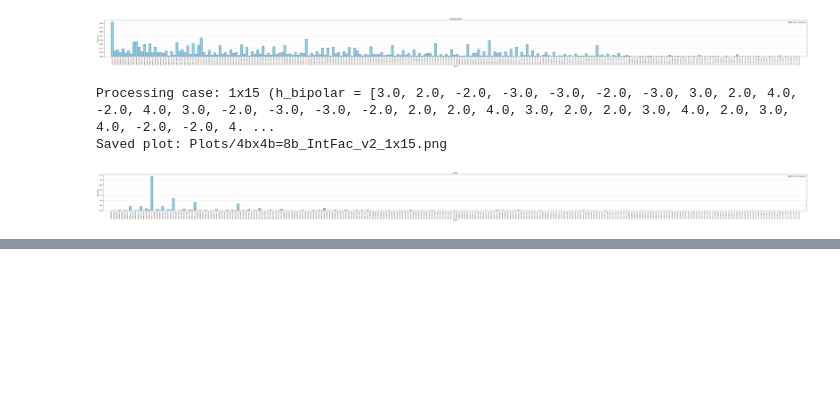
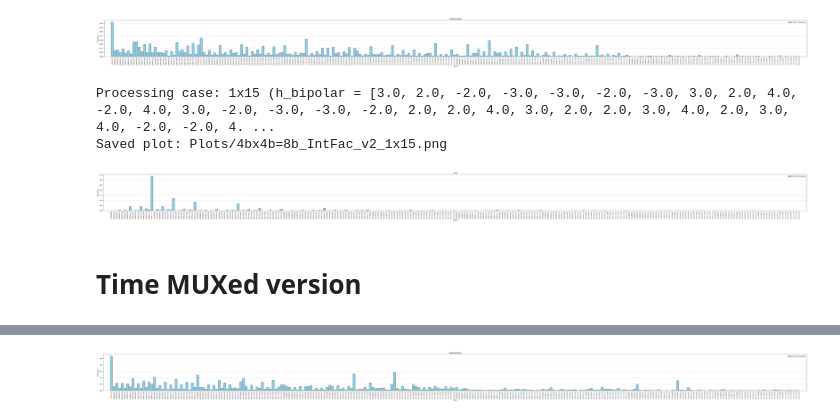
Before and after one commit to ThomasSChristiansen/ProbabilisticComputing, a Jupyter notebook: Integer Factorization/4bit_IntFac/4bit_IntFac_Python_Sim.ipynb, the cells around one changed output, grey strips where cells are left out. Saved outputs shown, nothing was run; the diff lists cells and outputs as text; code cells hidden in the pictures; blank space fills up the shorter version.

Commit message:
updated python simulation script

```diff
--- a/Integer Factorization/4bit_IntFac/4bit_IntFac_Python_Sim.ipynb
+++ b/Integer Factorization/4bit_IntFac/4bit_IntFac_Python_Sim.ipynb
@@ -364,3 +364,71 @@ Saved plot: Plots/4bx4b=8b_IntFac_v2_Floating_State.png
 Processing case: 1x15 (h_bipolar = [3.0, 2.0, -2.0, -3.0, -3.0, -2.0, -3.0, 3.0, 2.0, 4.0, -2.0, 4.0, 3.0, -2.0, -3.0, -3.0, -2.0, 2.0, 2.0, 4.0, 3.0, 2.0, 2.0, 3.0, 4.0, 2.0, 3.0, 4.0, -2.0, -2.0, 4. ...
 Saved plot: Plots/4bx4b=8b_IntFac_v2_1x15.png
 [figure]
+# %% [markdown]
+# Time MUXed version
+# %%
+import Scripts.simulate_p_circuit as simulate_p_circuit
+import Scripts.CustomScripts as CS
+
+J, h, node_order = CS.load_npz_data("4x4=8bIntFac.npz", target_folder="Circuit_Library")
+
+# Define your target_names dictionary
+target_names = {
+    "Floating State": {
+    },
+    # "1x15": {
+    #     "a0": "push1",
+    #     "a1": "push0",
+    #     "a2": "push0",
+    #     "a3": "push0",
+    #     "b0": "push1",
+    #     "b1": "push1",
+    #     "b2": "push1",
+    #     "b3": "push1",
+    # },
+    #     "15x15": {
+    #     "A0": "push1",
+    #     "A1": "push1",
+    #     "A2": "push1",
+    #     "A3": "push1",
+    #     "B0": "push1",
+    #     "B1": "push1",
+    #     "B2": "push1",
+    #     "B3": "push1",
+    # },
+    #     "15x15": {
+    #     "A0": "push1",
+    #     "A1": "push1",
+    #     "A2": "push1",
+    #     "A3": "push1",
+    #     "B0": "push1",
+    #     "B1": "push1",
+    #     "B2": "push1",
+    #     "B3": "push1",
+    # },
+    #     "Factor 14": {
+    #     "P0": "push0",
+    #     "P1": "push1",
+    #     "P2": "push1",
+    #     "P3": "push1",
+    #     "P4": "push0",
+    #     "P5": "push0",
+    #     "P6": "push0",
+    #     "P7": "push0",
+    # }
+}
+
+# Get the updated configurations:
+configured_h = CS.update_all_configurations(target_names, h, node_order)
+
+selected_bits = {
+    "Floating State": ["s7","s6","s5","s4","s3","s2","s1","s0"],
+    # "1x15": ["s7","s6","s5","s4","s3","s2","s1","s0"],
+    # "15x15": ["P7","P6","P5","P4","P3","P2","P1","P0"],
+    # "Factor 14": [3, 2, 1, 0, 7, 6, 5, 4],
+}
+# CS.generate_mem_files(J, h, '4b_IntFac')
+simulate_p_circuit.plot_probabilities(num_steps=100000, savefig=True, save_csv=False,J_bipolar=J, node_order=node_order,
+                                      h_bipolar_dict=configured_h, use_python=True, use_boltzmann=False,
+                                      filename="4bx4b=8b_IntFac_v3", figWidth=68, selected_bits=selected_bits)
+# %% [output]
@@ -366,0 +449 @@ Saved plot: Plots/4bx4b=8b_IntFac_v2_1x15.png
+[figure, added]
```
Also changed, not shown: parts of 1 cell of this notebook, 11 other files.
